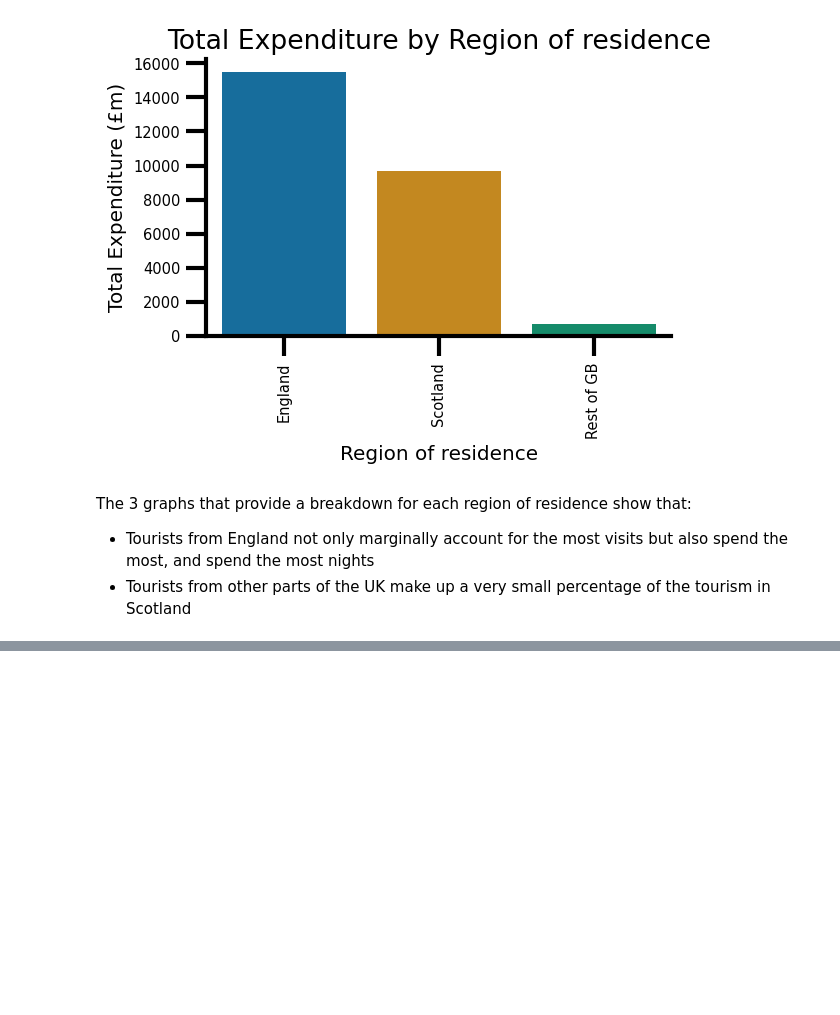
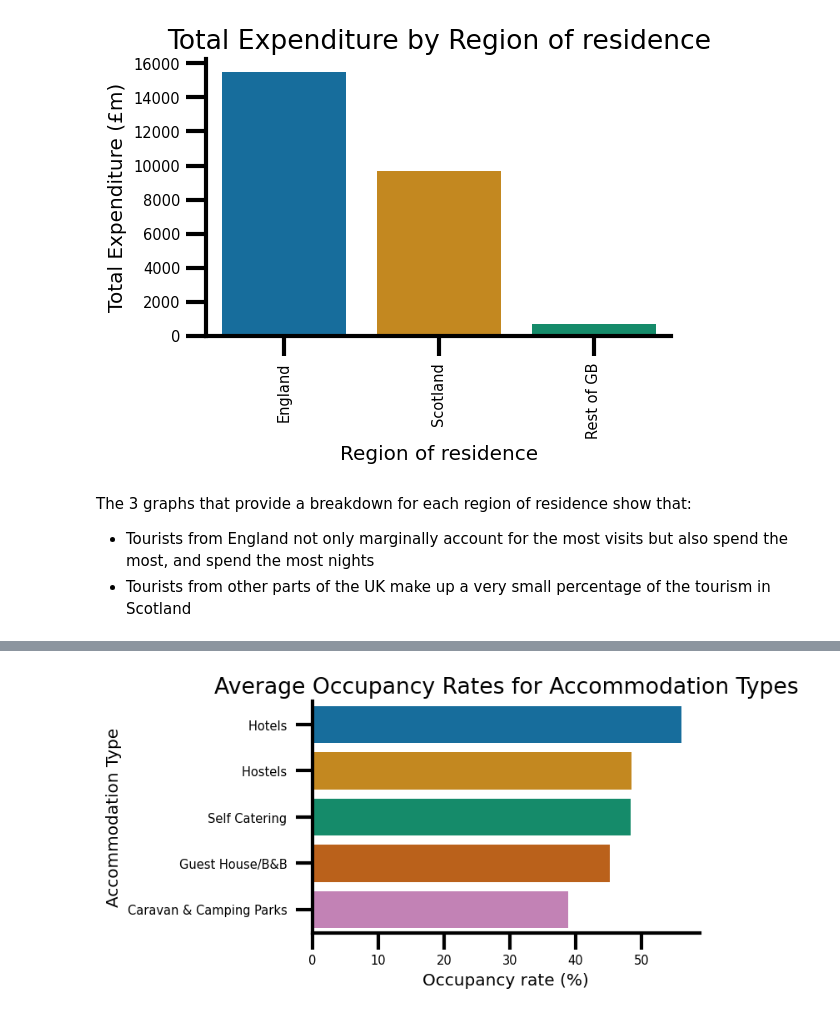
Before and after one commit to mjmarr/visit_scotland_final_project, a Jupyter notebook: Analysis.ipynb, the cells around one changed output, grey strips where cells are left out. Drawn from its saved outputs; the diff is of its cells as text; code cells hidden in the pictures; blank space fills up the shorter version.

Commit message:
Q7 complete
>TODO: ML (k-means?) / introduction in analysis notebook / readme update

```diff
--- a/Analysis.ipynb
+++ b/Analysis.ipynb
@@ -797,0 +816,7 @@ The 3 graphs that provide a breakdown for each region of residence show that:
+# %%
+# Melting dataframes!!!
+melted_accom = accomodation_occupancy.copy()
+
+melted_accom = melted_accom.melt(['year','units','value','accommodation_type','occupancy_type'], var_name='category', value_name='accomodation').query("accomodation != 'All'").reset_index()
+melted_accom.drop(['index'], axis=1, inplace=True)
+melted_accom
@@ -797,0 +837,28 @@ The 3 graphs that provide a breakdown for each region of residence show that:
+# %%
+#data for graphs
+q7_accom_type = (
+    melted_accom.groupby('accommodation_type')
+    .value
+    .mean()
+    .sort_values(ascending=False)
+    .reset_index(name = 'avg_occupancy_percentage')
+    .copy()
+)
+
+q7_accom_location = (
+    melted_accom.query("category == 'location'")
+    .groupby('accomodation')
+    .value
+    .mean()
+    .sort_values(ascending=False)
+    .reset_index(name = 'avg_occupancy_percentage')
+    .copy()
+)
+# %%
+sns.barplot(data = q7_accom_type, x='avg_occupancy_percentage', y='accommodation_type', palette='colorblind')
+sns.despine()
+plt.xlabel("Occupancy rate (%)" , fontsize = 12)
+plt.ylabel("Accommodation Type", fontsize = 12)
+plt.title('Average Occupancy Rates for Accommodation Types' , fontsize = 16);
+# %% [output]
+[figure, added]
```
Also changed, not shown: parts of 7 cells of this notebook.
